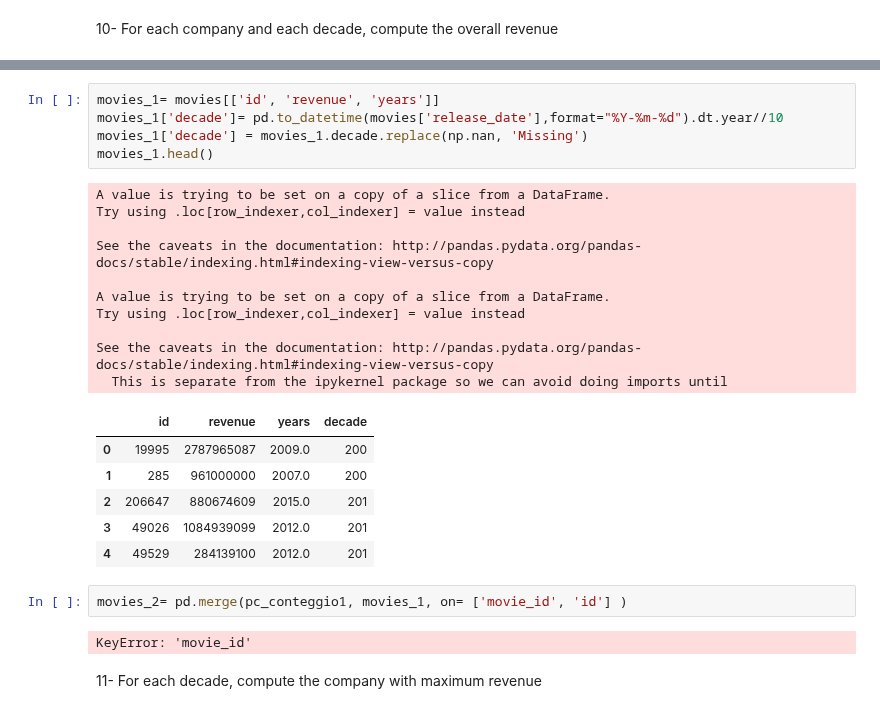
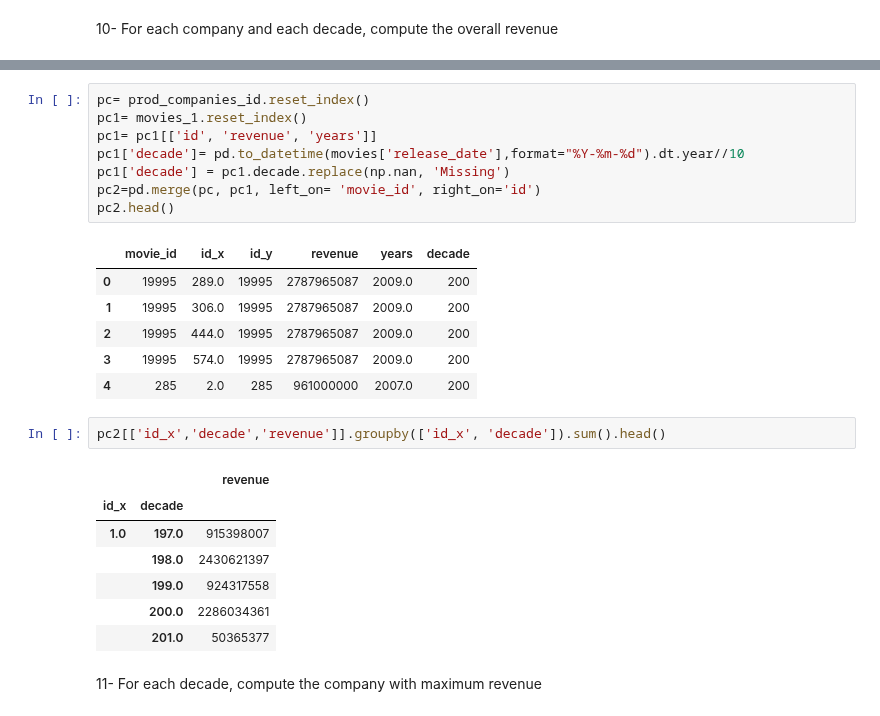
Before and after one commit to silviasantamaria/computerscience, a Jupyter notebook: Project+.ipynb, the cells around one changed output, grey strips where cells are left out. Saved outputs shown, nothing was run; the diff lists cells and outputs as text.

```diff
--- a/Project+.ipynb
+++ b/Project+.ipynb
@@ -472,29 +459,28 @@ pc_conteggio1.head()
 # %%
-movies_1= movies[['id', 'revenue', 'years']]
-movies_1['decade']= pd.to_datetime(movies['release_date'],format="%Y-%m-%d").dt.year//10
-movies_1['decade'] = movies_1.decade.replace(np.nan, 'Missing')
-movies_1.head()
+pc= prod_companies_id.reset_index()
+pc1= movies_1.reset_index()
+pc1= pc1[['id', 'revenue', 'years']]
+pc1['decade']= pd.to_datetime(movies['release_date'],format="%Y-%m-%d").dt.year//10
+pc1['decade'] = pc1.decade.replace(np.nan, 'Missing')
+pc2=pd.merge(pc, pc1, left_on= 'movie_id', right_on='id')
+pc2.head()
 # %% [output]
-A value is trying to be set on a copy of a slice from a DataFrame.
-Try using .loc[row_indexer,col_indexer] = value instead
-
-See the caveats in the documentation: http://pandas.pydata.org/pandas-docs/stable/indexing.html#indexing-view-versus-copy
-
-A value is trying to be set on a copy of a slice from a DataFrame.
-Try using .loc[row_indexer,col_indexer] = value instead
-
-See the caveats in the documentation: http://pandas.pydata.org/pandas-docs/stable/indexing.html#indexing-view-versus-copy
-  This is separate from the ipykernel package so we can avoid doing imports until
-|  | id | revenue | years | decade |
-| 0 | 19995 | 2787965087 | 2009.0 | 200 |
-| 1 | 285 | 961000000 | 2007.0 | 200 |
-| 2 | 206647 | 880674609 | 2015.0 | 201 |
-| 3 | 49026 | 1084939099 | 2012.0 | 201 |
-| 4 | 49529 | 284139100 | 2012.0 | 201 |
+|  | movie_id | id_x | id_y | revenue | years | decade |
+| 0 | 19995 | 289.0 | 19995 | 2787965087 | 2009.0 | 200 |
+| 1 | 19995 | 306.0 | 19995 | 2787965087 | 2009.0 | 200 |
+| 2 | 19995 | 444.0 | 19995 | 2787965087 | 2009.0 | 200 |
+| 3 | 19995 | 574.0 | 19995 | 2787965087 | 2009.0 | 200 |
+| 4 | 285 | 2.0 | 285 | 961000000 | 2007.0 | 200 |
-# %%
-movies_2= pd.merge(pc_conteggio1, movies_1, on= ['movie_id', 'id'] )
-# %% [output]
-KeyError: 'movie_id'
+# %%
+pc2[['id_x','decade','revenue']].groupby(['id_x', 'decade']).sum().head()
+# %% [output]
+|  |  | revenue |
+| id_x | decade |  |
+| 1.0 | 197.0 | 915398007 |
+|  | 198.0 | 2430621397 |
+|  | 199.0 | 924317558 |
+|  | 200.0 | 2286034361 |
+|  | 201.0 | 50365377 |
 # %% [markdown]
 11- For each decade, compute the company with maximum revenue
 # %% [markdown]
```
Also changed, not shown: parts of 11 cells of this notebook.
